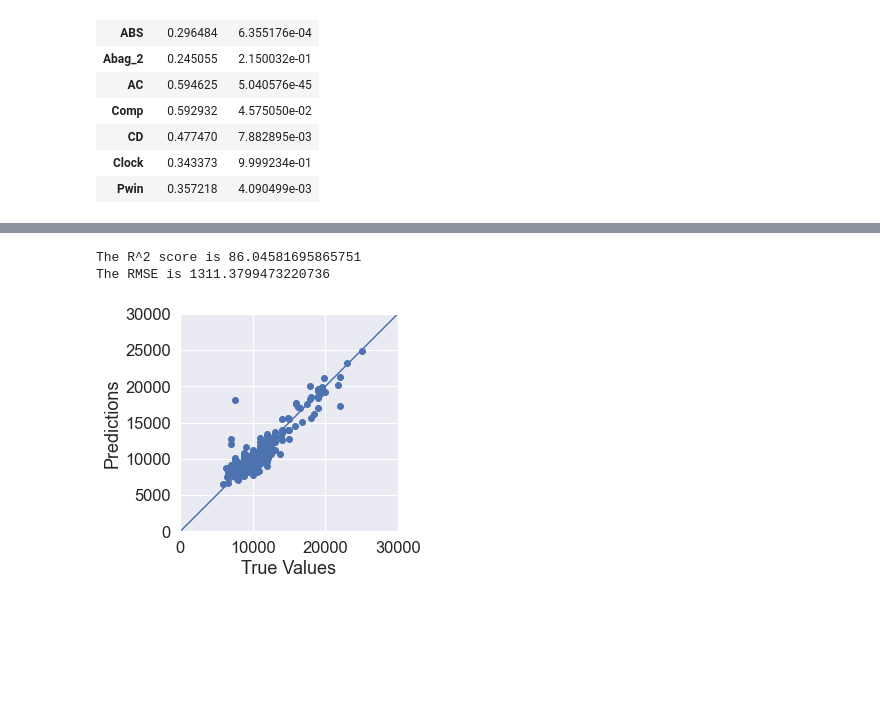
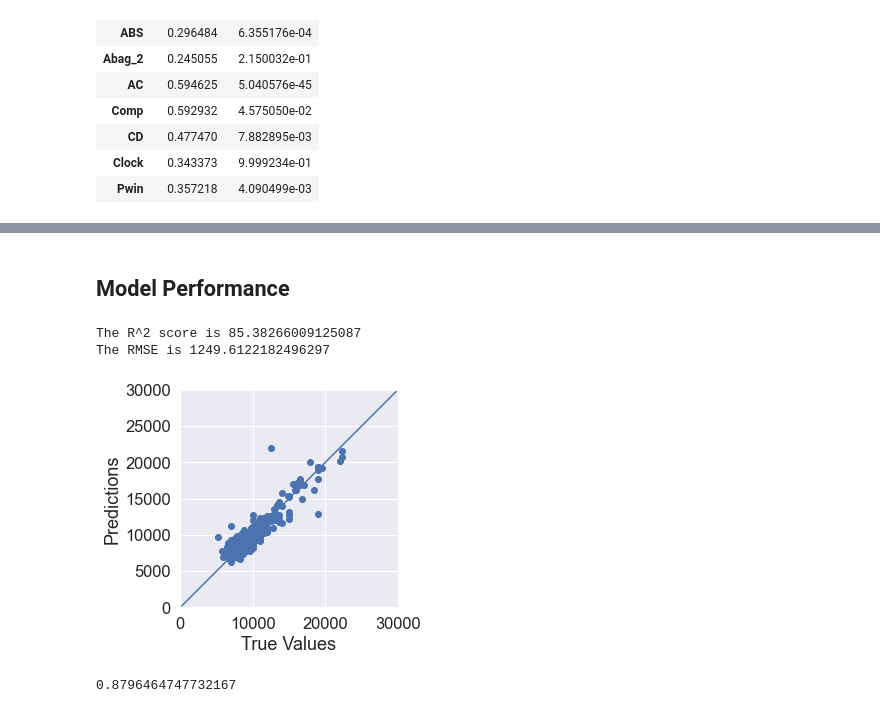
Before and after one commit to vvenkatesh-ML/Projects, a Jupyter notebook: Assignment 1/assignment1_code.ipynb, the cells around one changed output, grey strips where cells are left out. Cells and saved outputs as stored; diff of their text form; code cells hidden in the pictures; blank space fills up the shorter version.

```diff
--- a/Assignment 1/assignment_code.ipynb
+++ b/Assignment 1/assignment1_code.ipynb
@@ -154,0 +125,6 @@ See the caveats in the documentation: https://pandas.pydata.org/pandas-docs/stab
+# %%
+#After testing the model without each of the features, the final features to drop keep were KM, Age, Wght, AC, Comp, CD & HP
+features_df = features_df.drop(['ABS','Abag_2','Clock','Pwin'], axis=0)
+#Final features
+df_new = df[['Age','KM','Wght','AC','CD','HP','Comp']]
+df_new
@@ -300,22 +297,30 @@ plot_loss(history)
+# %% [markdown]
+## Model Performance
 # %%
-nn_pred = model.predict(X_test)
-test_nn_r2 = r2_score(y_test,nn_pred)*100
-test_nn_rmse = (np.sqrt(mean_squared_error(y_test, nn_pred)))
+#Predict based on the neural network model & metrics
+nn_pred = model.predict(X_test_2)
+test_nn_r2 = r2_score(y_test_2,nn_pred)*100
+test_nn_rmse = (np.sqrt(mean_squared_error(y_test_2, nn_pred)))
+
 print('The R^2 score is', test_nn_r2)
 print('The RMSE is', test_nn_rmse)
 # %% [output]
-The R^2 score is 86.04581695865751
-The RMSE is 1311.3799473220736
+The R^2 score is 85.38266009125087
+The RMSE is 1249.6122182496297
 # %%
 test_predictions = nn_pred.flatten()
 
 a = plt.axes(aspect='equal')
-plt.scatter(y_test, test_predictions)
+plt.scatter(y_test_2, test_predictions)
 plt.xlabel('True Values')
 plt.ylabel('Predictions')
 lims = [0, 30000]
 plt.xlim(lims)
 plt.ylim(lims)
 _ = plt.plot(lims, lims)
 # %% [output]
-[figure, old version]
+[figure, new version]
+# %%
+cv_result.mean_test_score[6]
+# %% [output]
+0.8796464747732167
```
Also changed, not shown: parts of 25 cells of this notebook.
